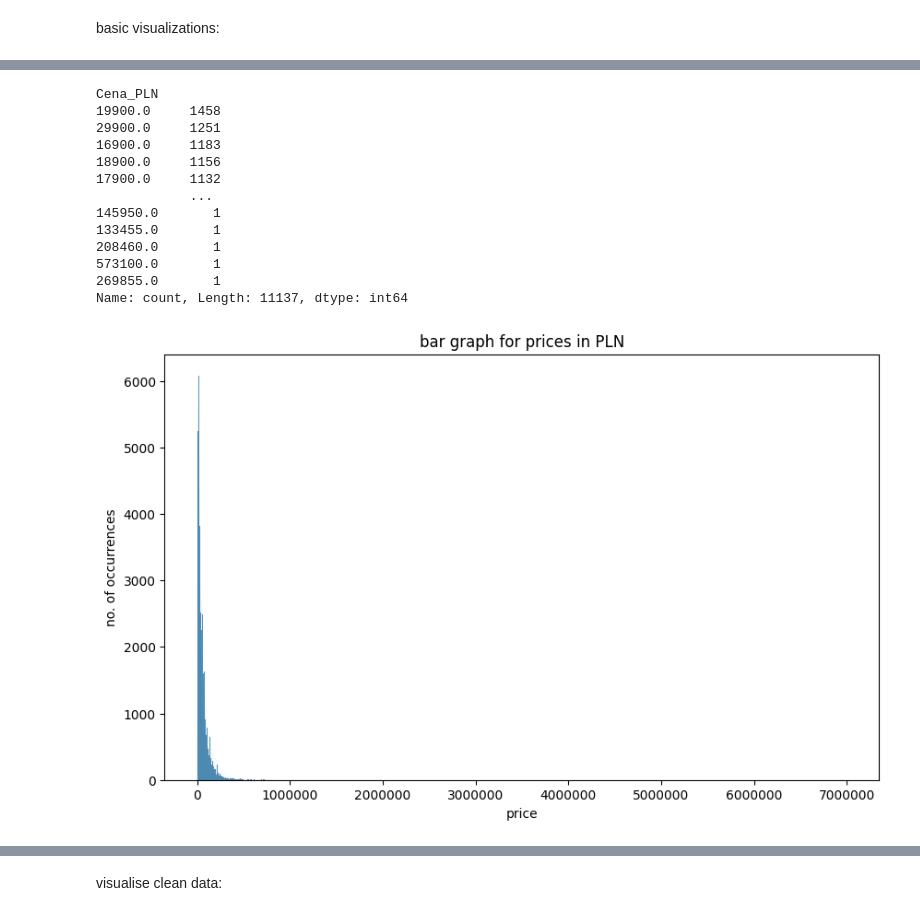
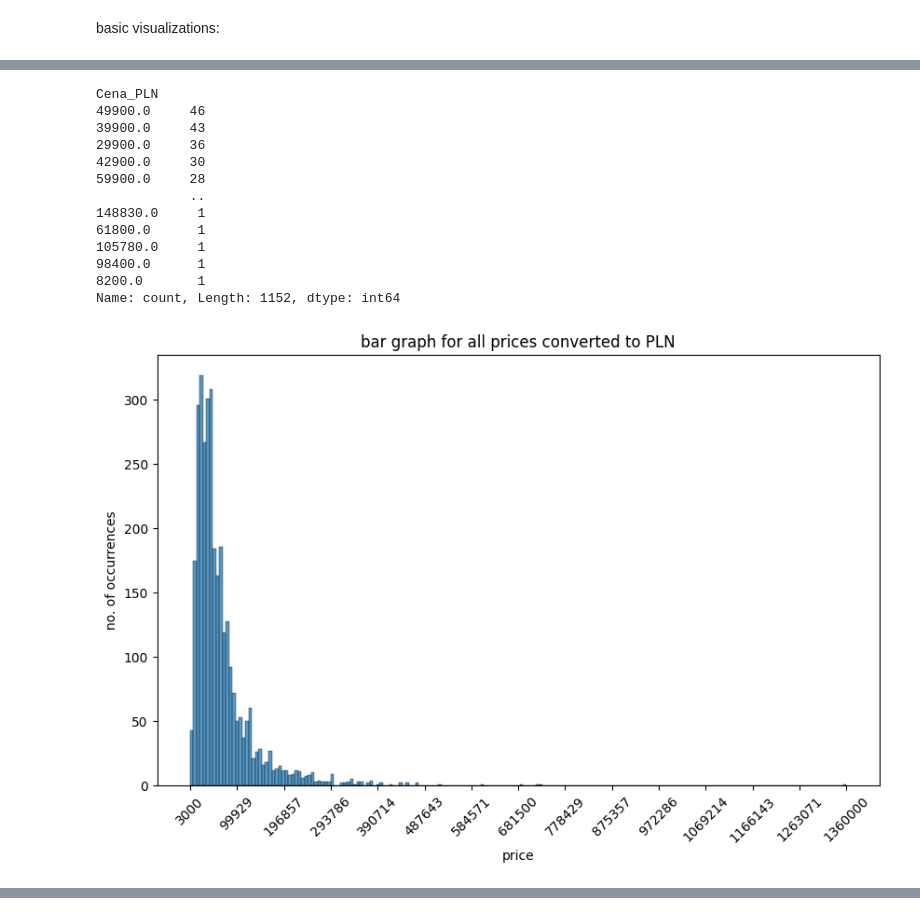
Before and after one commit to sowinskv/DSC_competition, a Jupyter notebook: notebooks/EDA.ipynb, the cells around one changed output, grey strips where cells are left out. Saved outputs shown, nothing was run; the diff lists cells and outputs as text; code cells hidden in the pictures.

```diff
--- a/notebooks/EDA.ipynb
+++ b/notebooks/EDA.ipynb
@@ -81,13 +81,17 @@ dtype: int64
 # %% [markdown]
 basic visualizations:
 # %%
-df.drop('ID', axis=1).hist(bins=30, figsize=(15, 10))
+df = df.dropna()
+
+df.drop('ID', axis=1).hist(figsize=(15, 10))
 plt.suptitle("bar graphs for numeric variables", fontsize=16)
+plt.ticklabel_format(style='plain', axis='x')
 plt.show()
 
 # boxplot for 'price' outliers
 plt.figure(figsize=(8, 6))
 sns.boxplot(data=df, x='Cena')
 plt.title('boxplot of price var')
+plt.ticklabel_format(style='plain', axis='x')
 plt.show()
 # %% [output]
@@ -96,49 +100,40 @@ plt.show()
 # %%
+df = df.dropna()
+
 currencies = df['Waluta'].unique().tolist()
-currencies.pop(1) # remove nan
 
 conversion_rates = {'EUR': 4.18, 'PLN': 1.0}
 df['Cena_PLN'] = df.apply(lambda row: round(row['Cena'] * conversion_rates.get(row['Waluta'], 1), 0), axis = 1)
 
 print(df['Cena_PLN'].value_counts())
-
-for curr in currencies:
-    plt.figure(figsize=(10, 6))
-    subset = df[df['Waluta'] == curr]
-    sns.histplot(subset['Cena'])
-    plt.title('bar graph for prices in {}'.format(curr))
-    plt.xlabel('price')
-    plt.ylabel('no. of occurrences')
-    plt.ticklabel_format(style='plain', axis='x')
-    plt.show()
 
 plt.figure(figsize=(10, 6))
 sns.histplot(df['Cena_PLN'])
 plt.title('bar graph for all prices converted to PLN')
 plt.xlabel('price')
 plt.ylabel('no. of occurrences')
 
 min = df['Cena_PLN'].min()
 max = df['Cena_PLN'].max()
 
 ticks = np.linspace(min, max, num=15)
 plt.xticks(ticks, rotation=45)
 
 plt.ticklabel_format(style='plain', axis='x')
 
 plt.show()
 # %% [output]
 Cena_PLN
-19900.0     1458
-29900.0     1251
-16900.0     1183
-18900.0     1156
-17900.0     1132
-            ...
-145950.0       1
-133455.0       1
-208460.0       1
-573100.0       1
-269855.0       1
-Name: count, Length: 11137, dtype: int64
+49900.0     46
+39900.0     43
+29900.0     36
+42900.0     30
+59900.0     28
+            ..
+148830.0     1
+61800.0      1
+105780.0     1
+98400.0      1
+8200.0       1
+Name: count, Length: 1152, dtype: int64
-[figure, old version]
+[figure, new version]
@@ -147,2 +139,0 @@ Name: count, Length: 11137, dtype: int64
-# %% [markdown]
-visualise clean data:
```
Also changed, not shown: parts of 3 cells of this notebook.
